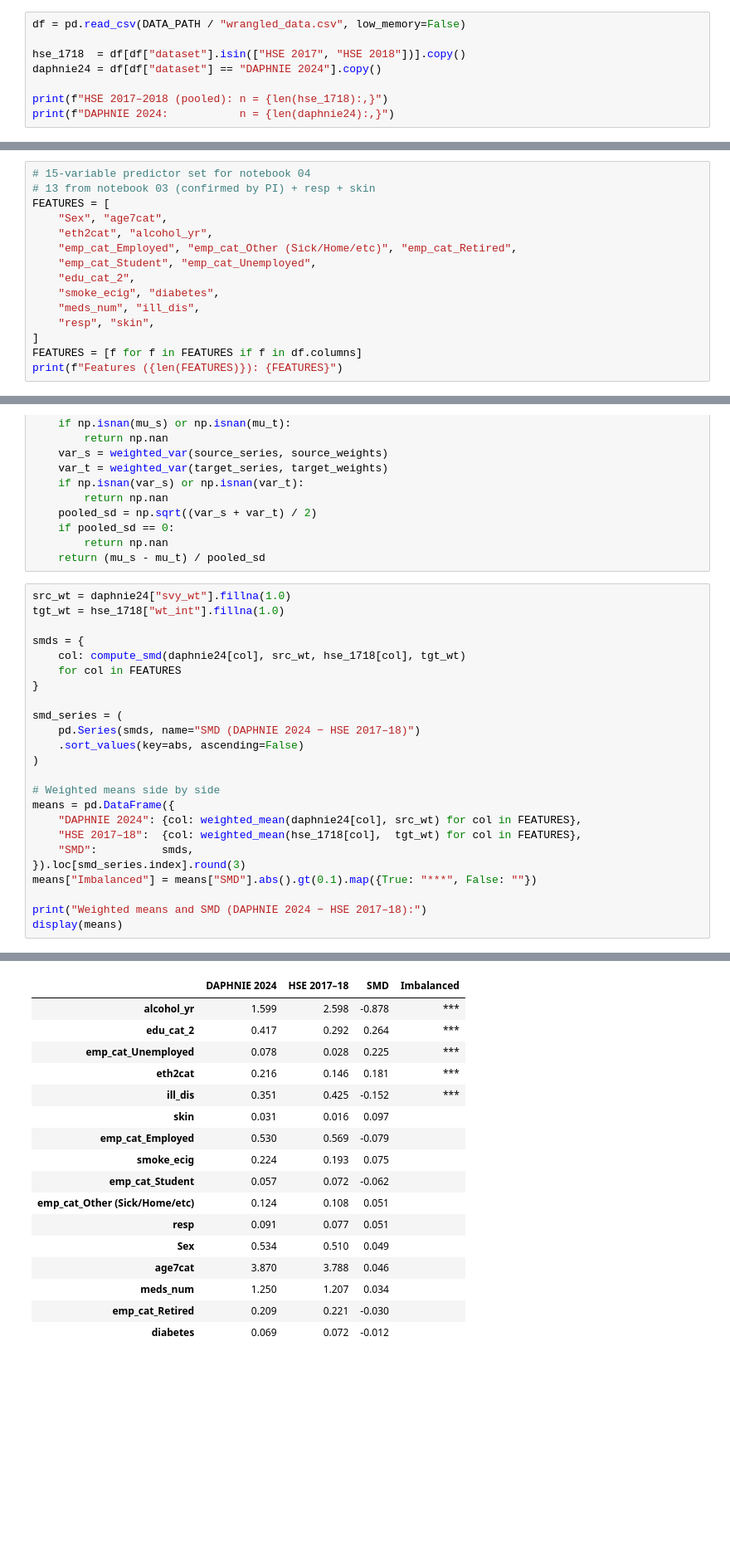
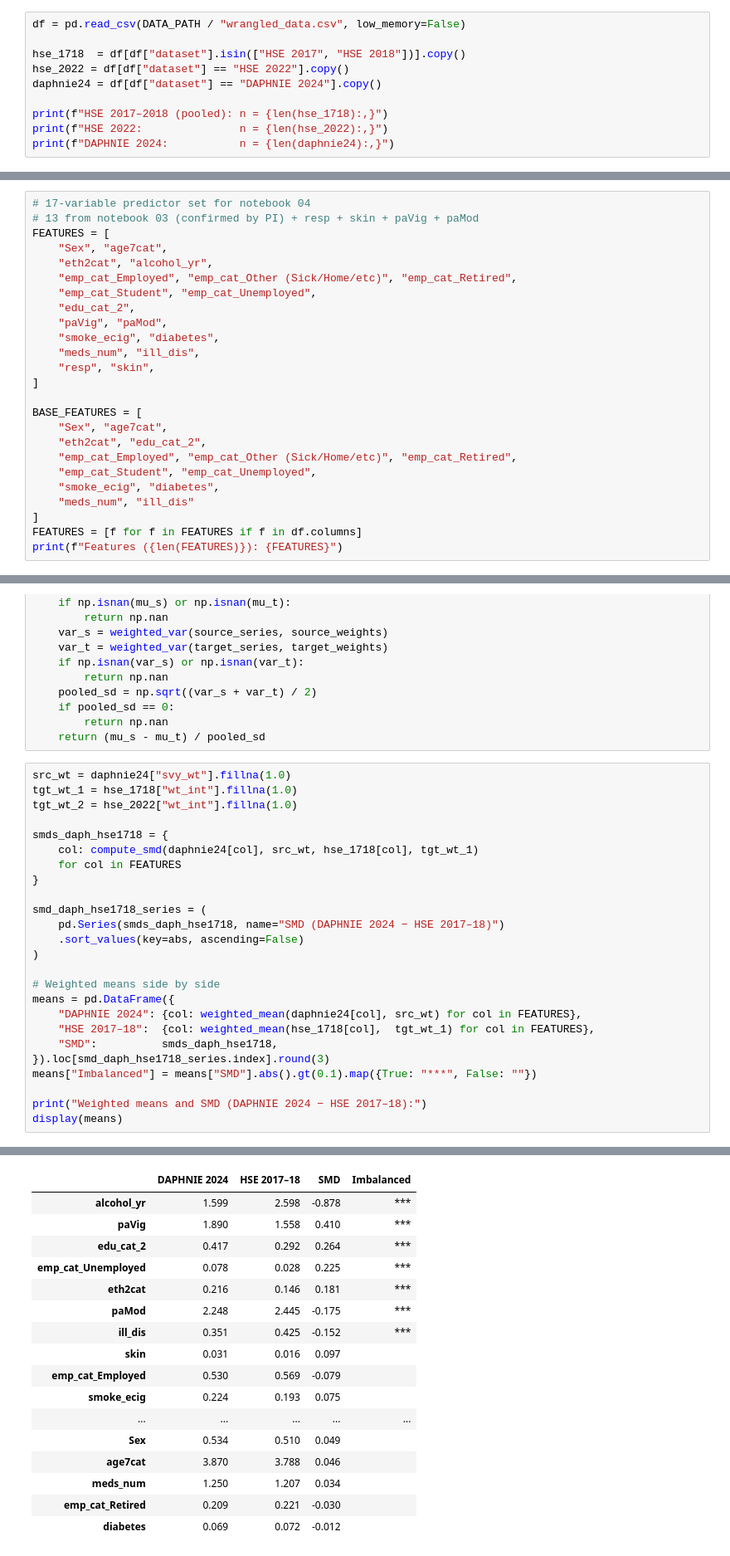
Before and after one commit to LuisGiraldo86/EuroQoL, a Jupyter notebook: notebooks/covariate_shift/021-daphnie_vs_hse.ipynb, the cells around one changed output, grey strips where cells are left out. Shown at 83% size. Drawn from its saved outputs; the diff is of its cells as text; blank space fills up the shorter version.

```diff
--- a/notebooks/covariate_shift/021-daphnie_vs_hse.ipynb
+++ b/notebooks/covariate_shift/021-daphnie_vs_hse.ipynb
@@ -45,9 +46,11 @@ prevalence or mean in DAPHNIE 2024. Survey weights are used for both datasets
 df = pd.read_csv(DATA_PATH / "wrangled_data.csv", low_memory=False)
 
 hse_1718  = df[df["dataset"].isin(["HSE 2017", "HSE 2018"])].copy()
+hse_2022 = df[df["dataset"] == "HSE 2022"].copy()
 daphnie24 = df[df["dataset"] == "DAPHNIE 2024"].copy()
 
 print(f"HSE 2017–2018 (pooled): n = {len(hse_1718):,}")
+print(f"HSE 2022:               n = {len(hse_2022):,}")
 print(f"DAPHNIE 2024:           n = {len(daphnie24):,}")
 # %% [output]
 HSE 2017–2018 (pooled): n = 16,173
@@ -54,17 +58,27 @@ HSE 2017–2018 (pooled): n = 16,173
 DAPHNIE 2024:           n = 5,237
 # %%
-# 15-variable predictor set for notebook 04
-# 13 from notebook 03 (confirmed by PI) + resp + skin
+# 17-variable predictor set for notebook 04
+# 13 from notebook 03 (confirmed by PI) + resp + skin + paVig + paMod
 FEATURES = [
     "Sex", "age7cat",
     "eth2cat", "alcohol_yr",
     "emp_cat_Employed", "emp_cat_Other (Sick/Home/etc)", "emp_cat_Retired",
     "emp_cat_Student", "emp_cat_Unemployed",
     "edu_cat_2",
+    "paVig", "paMod",
     "smoke_ecig", "diabetes",
     "meds_num", "ill_dis",
     "resp", "skin",
 ]
+
+BASE_FEATURES = [
+    "Sex", "age7cat",
+    "eth2cat", "edu_cat_2",
+    "emp_cat_Employed", "emp_cat_Other (Sick/Home/etc)", "emp_cat_Retired",
+    "emp_cat_Student", "emp_cat_Unemployed",
+    "smoke_ecig", "diabetes",
+    "meds_num", "ill_dis"
+]
 FEATURES = [f for f in FEATURES if f in df.columns]
 print(f"Features ({len(FEATURES)}): {FEATURES}")
 # %% [output]
@@ -103,42 +117,43 @@ def compute_smd(source_series, source_weights, target_series, target_weights):
     return (mu_s - mu_t) / pooled_sd
 # %%
 src_wt = daphnie24["svy_wt"].fillna(1.0)
-tgt_wt = hse_1718["wt_int"].fillna(1.0)
+tgt_wt_1 = hse_1718["wt_int"].fillna(1.0)
+tgt_wt_2 = hse_2022["wt_int"].fillna(1.0)
 
-smds = {
-    col: compute_smd(daphnie24[col], src_wt, hse_1718[col], tgt_wt)
+smds_daph_hse1718 = {
+    col: compute_smd(daphnie24[col], src_wt, hse_1718[col], tgt_wt_1)
     for col in FEATURES
 }
 
-smd_series = (
-    pd.Series(smds, name="SMD (DAPHNIE 2024 − HSE 2017–18)")
+smd_daph_hse1718_series = (
+    pd.Series(smds_daph_hse1718, name="SMD (DAPHNIE 2024 − HSE 2017–18)")
     .sort_values(key=abs, ascending=False)
 )
 
 # Weighted means side by side
 means = pd.DataFrame({
     "DAPHNIE 2024": {col: weighted_mean(daphnie24[col], src_wt) for col in FEATURES},
-    "HSE 2017–18":  {col: weighted_mean(hse_1718[col],  tgt_wt) for col in FEATURES},
-    "SMD":          smds,
-}).loc[smd_series.index].round(3)
+    "HSE 2017–18":  {col: weighted_mean(hse_1718[col],  tgt_wt_1) for col in FEATURES},
+    "SMD":          smds_daph_hse1718,
+}).loc[smd_daph_hse1718_series.index].round(3)
 means["Imbalanced"] = means["SMD"].abs().gt(0.1).map({True: "***", False: ""})
 
 print("Weighted means and SMD (DAPHNIE 2024 − HSE 2017–18):")
 display(means)
 # %% [output]
 Weighted means and SMD (DAPHNIE 2024 − HSE 2017–18):
 |  | DAPHNIE 2024 | HSE 2017–18 | SMD | Imbalanced |
 | alcohol_yr | 1.599 | 2.598 | -0.878 | *** |
+| paVig | 1.890 | 1.558 | 0.410 | *** |
 | edu_cat_2 | 0.417 | 0.292 | 0.264 | *** |
 | emp_cat_Unemployed | 0.078 | 0.028 | 0.225 | *** |
 | eth2cat | 0.216 | 0.146 | 0.181 | *** |
+| paMod | 2.248 | 2.445 | -0.175 | *** |
 | ill_dis | 0.351 | 0.425 | -0.152 | *** |
 | skin | 0.031 | 0.016 | 0.097 |  |
 | emp_cat_Employed | 0.530 | 0.569 | -0.079 |  |
 | smoke_ecig | 0.224 | 0.193 | 0.075 |  |
-| emp_cat_Student | 0.057 | 0.072 | -0.062 |  |
-| emp_cat_Other (Sick/Home/etc) | 0.124 | 0.108 | 0.051 |  |
-| resp | 0.091 | 0.077 | 0.051 |  |
+| ... | ... | ... | ... | ... |
 | Sex | 0.534 | 0.510 | 0.049 |  |
 | age7cat | 3.870 | 3.788 | 0.046 |  |
 | meds_num | 1.250 | 1.207 | 0.034 |  |
```
Also changed, not shown: parts of 12 cells of this notebook, 5 other files.
